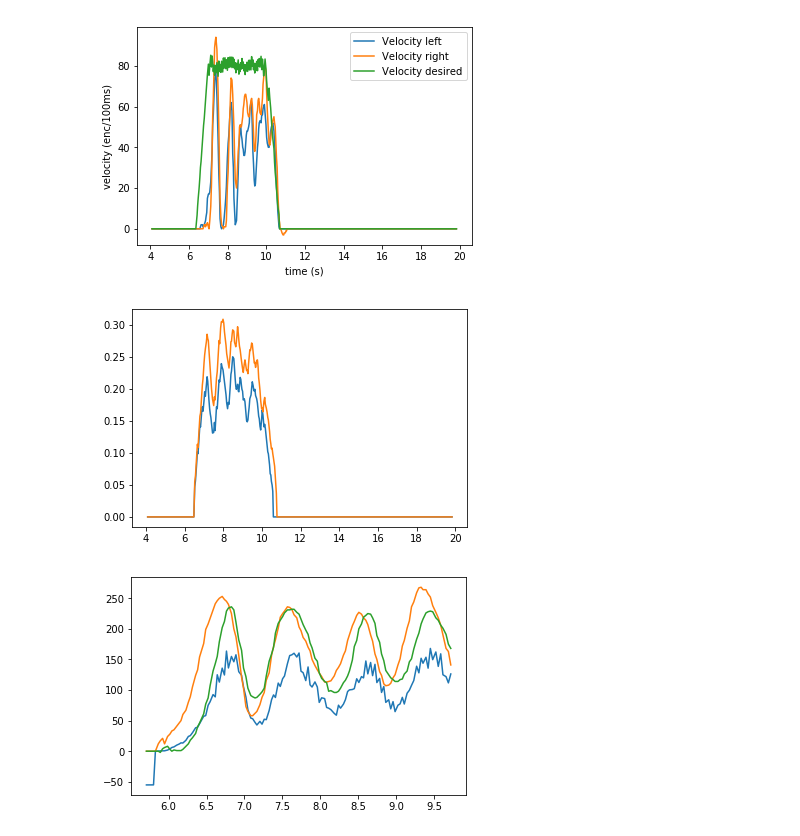
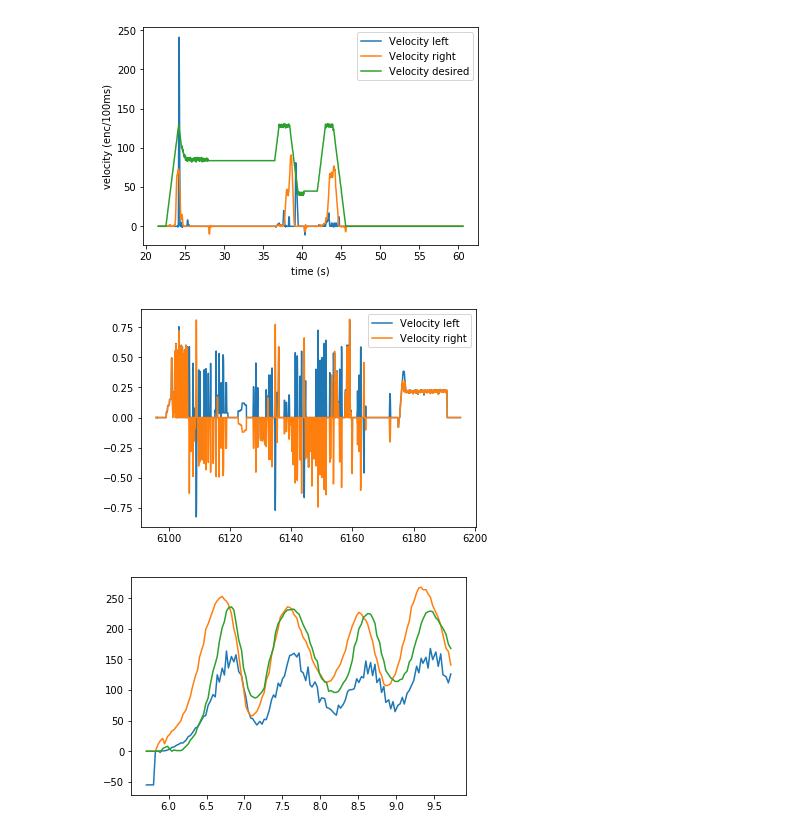
Before and after one commit to frc3223/robot2018, a Jupyter notebook: data/graphing.ipynb, the cells around one changed output. Saved outputs shown, nothing was run; the diff lists cells and outputs as text; code cells hidden in the pictures.

```diff
--- a/data/graphing.ipynb
+++ b/data/graphing.ipynb
@@ -27,5 +25,5 @@ plt.show()
 # %%
-data = read_csv('drivetrain_turn.csv')
+data = read_csv('drivetrain.csv')
 
 ts = data['time']
 vels_l = data['enc_vel_l']
@@ -41,13 +39,14 @@ plt.legend(["Velocity left", "Velocity right", "Velocity desired"])
 
 plt.show()
 # %% [output]
-[figure, old version]
+[figure, new version]
 # %%
 plt.plot(ts, data['voltagep_l'])
 plt.plot(ts, data['voltagep_r'])
+plt.legend(["Velocity left", "Velocity right"])
 plt.show()
 # %% [output]
-[figure, old version]
+[figure, new version]
 # %%
 headings = data['heading']
 velocities = numpy.zeros(headings.shape)
```
Also changed, not shown: parts of 2 cells of this notebook, 4 other files.
